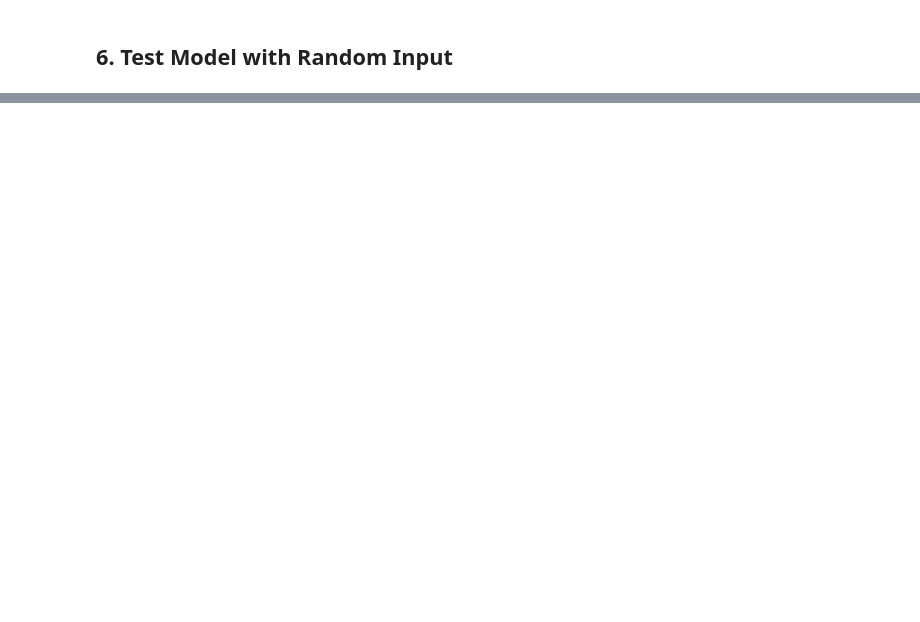
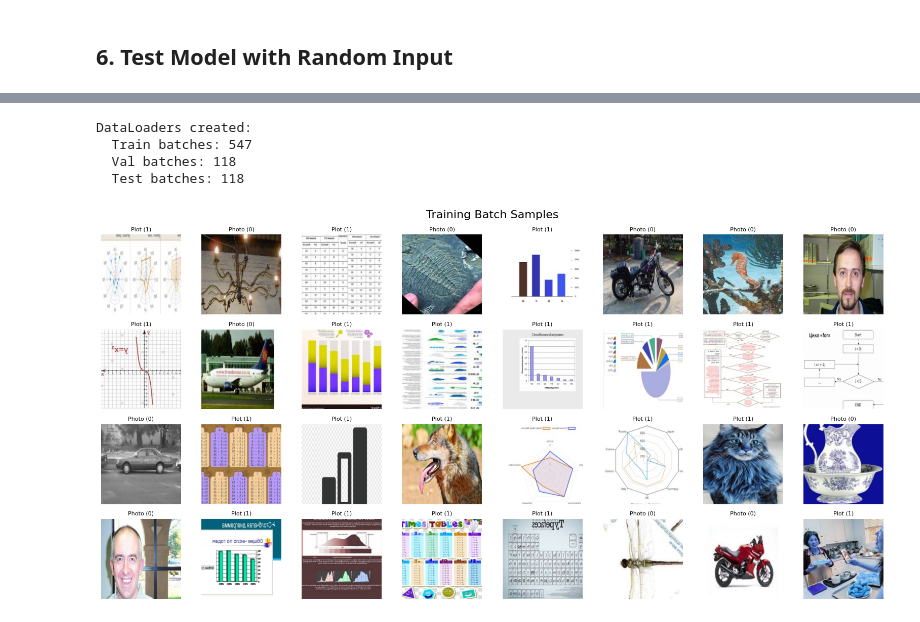
Before and after one commit to Timoite/nocturna-dark-mode, a Jupyter notebook: train.ipynb, the cells around one changed output, grey strips where cells are left out. Saved outputs shown, nothing was run; the diff lists cells and outputs as text; code cells hidden in the pictures; blank space fills up the shorter version.

```diff
--- a/train.ipynb
+++ b/train.ipynb
@@ -139,0 +276,65 @@ else:
+# %%
+# Set batch size
+batch_size = 32
+
+# Create DataLoaders
+train_loader = DataLoader(
+    train_dataset,
+    batch_size=batch_size,
+    shuffle=True,
+    num_workers=4,
+    pin_memory=True
+)
+
+val_loader = DataLoader(
+    val_dataset,
+    batch_size=batch_size,
+    shuffle=False,
+    num_workers=4,
+    pin_memory=True
+)
+
+test_loader = DataLoader(
+    test_dataset,
+    batch_size=batch_size,
+    shuffle=False,
+    num_workers=4,
+    pin_memory=True
+)
+
+print(f"DataLoaders created:")
+print(f"  Train batches: {len(train_loader)}")
+print(f"  Val batches: {len(val_loader)}")
+print(f"  Test batches: {len(test_loader)}")
+# %% [output]
+DataLoaders created:
+  Train batches: 547
+  Val batches: 118
+  Test batches: 118
+# %%
+# Get a batch of training data
+images, labels = next(iter(train_loader))
+
+# Denormalize for visualization
+mean = torch.tensor(data_config['mean']).view(3, 1, 1)
+std = torch.tensor(data_config['std']).view(3, 1, 1)
+
+def denormalize(img):
+    return img * std + mean
+
+# Plot samples
+fig, axes = plt.subplots(4, 8, figsize=(16, 8))
+fig.suptitle('Training Batch Samples', fontsize=16)
+
+for idx, (ax, img, label) in enumerate(zip(axes.flat, images[:32], labels[:32])):
+    img_denorm = denormalize(img).permute(1, 2, 0).numpy()
+    img_denorm = np.clip(img_denorm, 0, 1)
+    ax.imshow(img_denorm)
+    label_name = 'Photo' if label.item() == 0 else 'Plot'
+    ax.set_title(f'{label_name} ({label.item()})', fontsize=8)
+    ax.axis('off')
+
+plt.tight_layout()
+plt.show()
+# %% [output]
+[figure, added]
```
Also changed, not shown: parts of 20 cells of this notebook.
